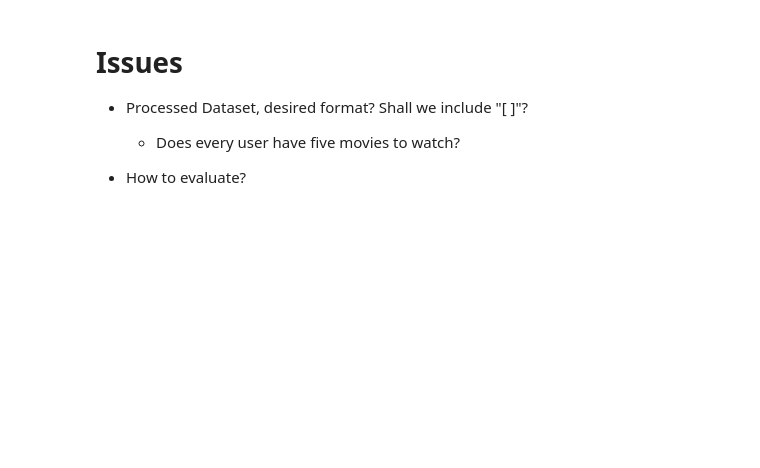
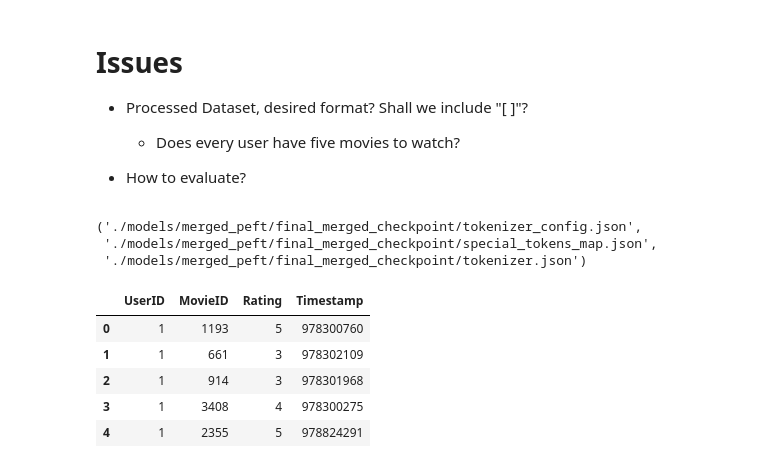
Before and after one commit to fanyuy2/LLM-RL4Rec, a Jupyter notebook: sft_pipeline.ipynb, the cells around one changed output. Cells and saved outputs as stored; diff of their text form; code cells hidden in the pictures; blank space fills up the shorter version.

```diff
--- a/sft_pipeline.ipynb
+++ b/sft_pipeline.ipynb
@@ -826,3 +1368,29 @@ for metric, value in metrics.items():
   - Does every user have five movies to watch?
 
 - How to evaluate?
+# %%
+import os
+import torch
+
+from transformers import AutoModelForCausalLM, AutoTokenizer
+from peft import PeftModel,AutoPeftModelForCausalLM
+
+torch.cuda.empty_cache()
+
+# Update the path accordingly
+adapter_dir = './models/sft'
+output_dir = './models/merged_peft'
+
+#model = AutoPeftModelForCausalLM.from_pretrained(adapter_dir, device_map="cpu", torch_dtype=torch.bfloat16)
+model = AutoPeftModelForCausalLM.from_pretrained(adapter_dir, device_map="cuda", torch_dtype=torch.bfloat16)
+model = model.merge_and_unload()
+
+tokenizer = AutoTokenizer.from_pretrained(adapter_dir)
+
+output_merged_dir = os.path.join(output_dir, "final_merged_checkpoint")
+model.save_pretrained(output_merged_dir, safe_serialization=True)
+tokenizer.save_pretrained(output_merged_dir)
+# %% [output]
+('./models/merged_peft/final_merged_checkpoint/tokenizer_config.json',
+ './models/merged_peft/final_merged_checkpoint/special_tokens_map.json',
+ './models/merged_peft/final_merged_checkpoint/tokenizer.json')
@@ -828,0 +1418,9 @@ for metric, value in metrics.items():
+# %%
+ratings.head()
+# %% [output]
+|  | UserID | MovieID | Rating | Timestamp |
+| 0 | 1 | 1193 | 5 | 978300760 |
+| 1 | 1 | 661 | 3 | 978302109 |
+| 2 | 1 | 914 | 3 | 978301968 |
+| 3 | 1 | 3408 | 4 | 978300275 |
+| 4 | 1 | 2355 | 5 | 978824291 |
```
Also changed, not shown: parts of 69 cells of this notebook.
